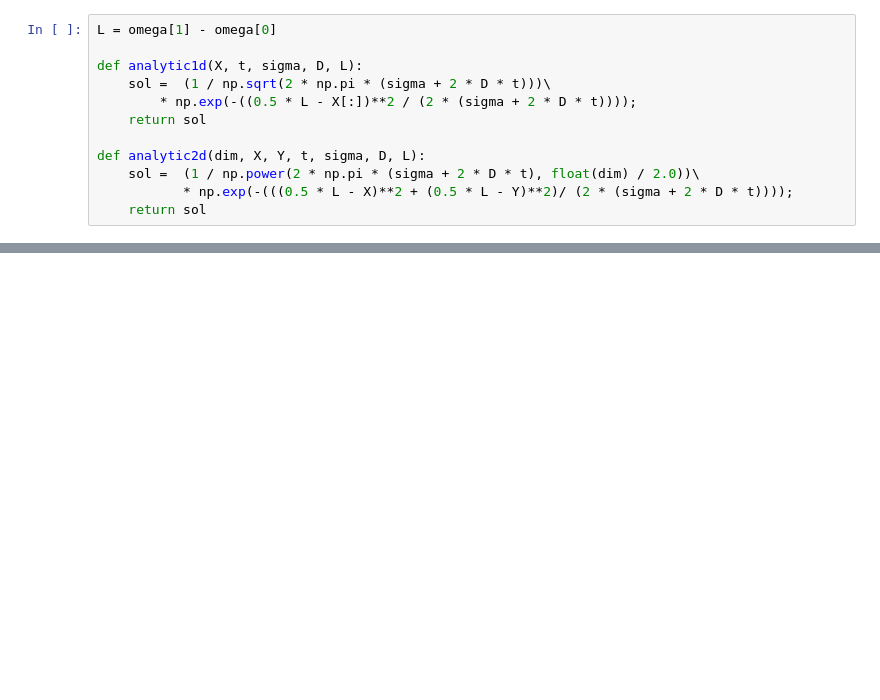
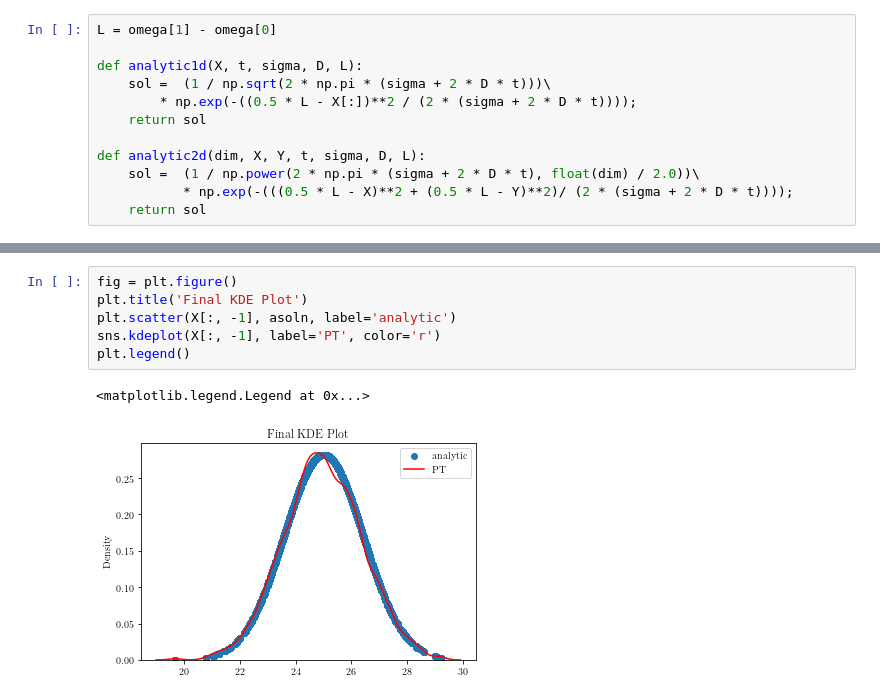
Before and after one commit to mschmidt271/cpp_particleCode, a Jupyter notebook: src/unit_test/physics/diffusion/utils/1d_rw_verify.ipynb, the cells around one changed output, grey strips where cells are left out. Drawn from its saved outputs; the diff is of its cells as text; blank space fills up the shorter version.

```diff
--- a/src/unit_test/physics/diffusion/utils/1d_rw_verify.ipynb
+++ b/src/unit_test/physics/diffusion/utils/1d_rw_verify.ipynb
@@ -148,0 +129,9 @@ def analytic2d(dim, X, Y, t, sigma, D, L):
+# %%
+fig = plt.figure()
+plt.title('Final KDE Plot')
+plt.scatter(X[:, -1], asoln, label='analytic')
+sns.kdeplot(X[:, -1], label='PT', color='r')
+plt.legend()
+# %% [output]
+<matplotlib.legend.Legend at 0x...>
+[figure, added]
```
Also changed, not shown: parts of 17 cells of this notebook.
